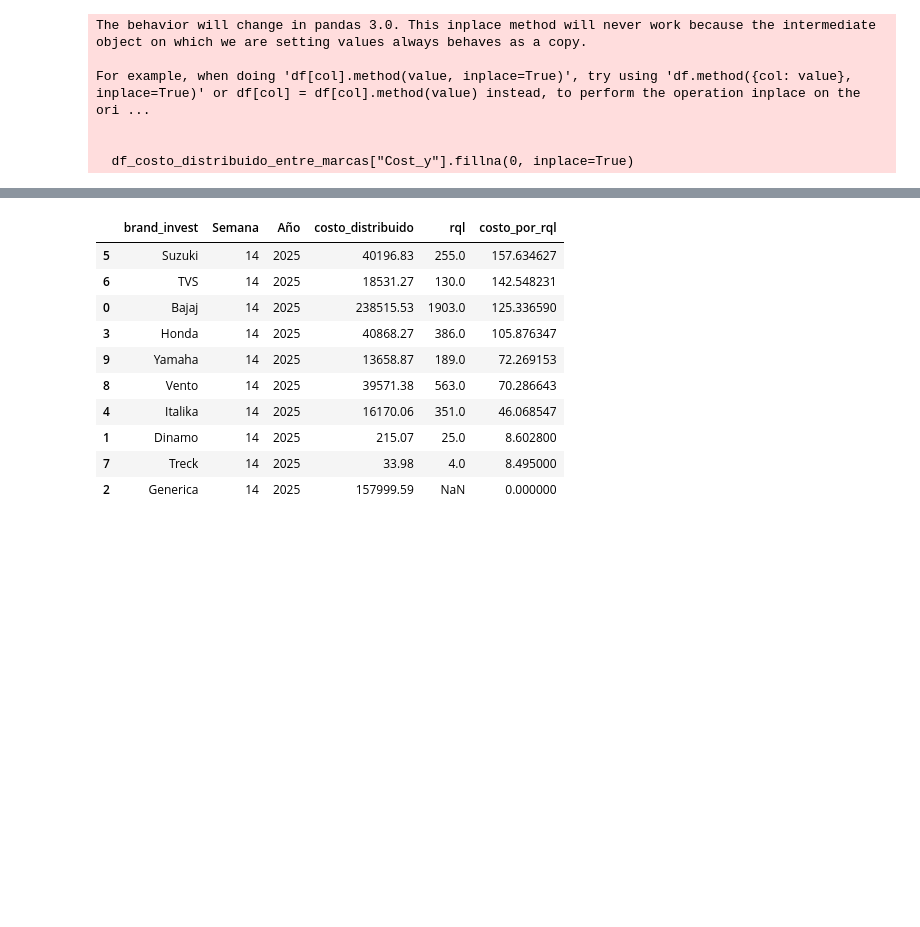
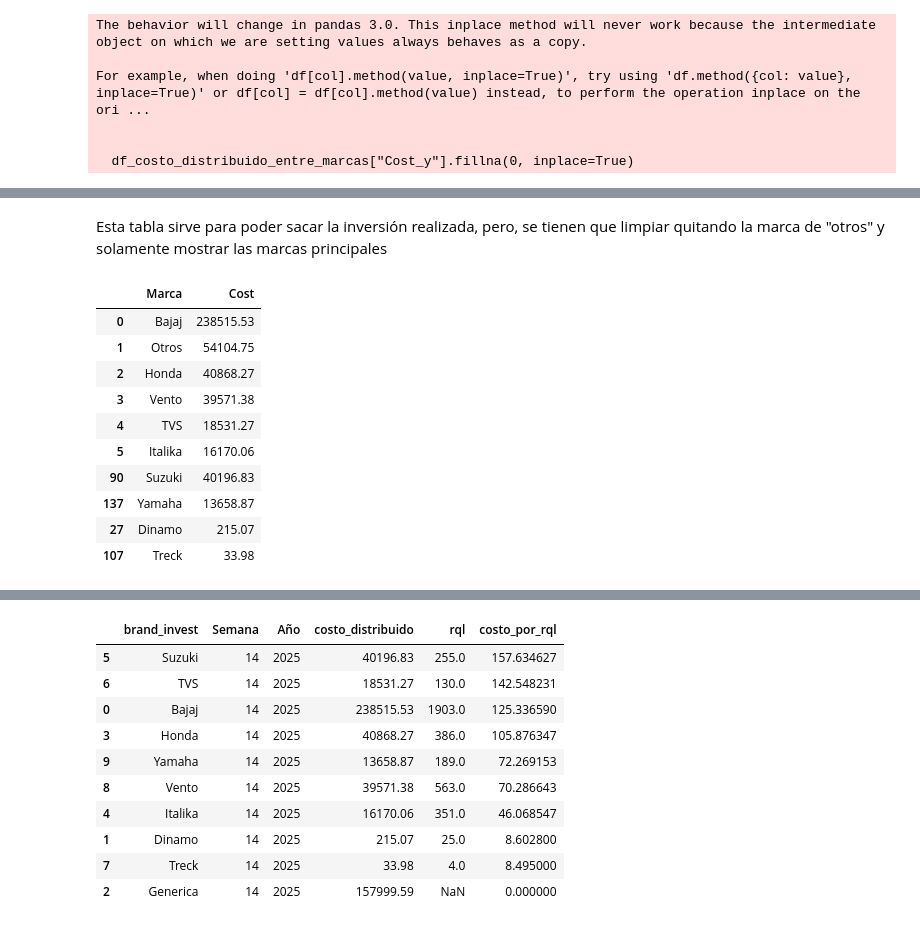
Before and after one commit to jeantp-galgo/calculate_rqls_invest_from_ads, a Jupyter notebook: plataforms/calculate_invest_from_plataforms.ipynb, the cells around one changed output, grey strips where cells are left out. Cells and saved outputs as stored; diff of their text form; code cells hidden in the pictures; blank space fills up the shorter version.

Commit message:
update: se agregan funciones de apoyo para crear tabla principal

```diff
--- a/plataforms/calculate_invest_from_plataforms.ipynb
+++ b/plataforms/calculate_invest_from_plataforms.ipynb
@@ -348,0 +339,7 @@ For example, when doing 'df[col].method(value, inplace=True)', try using 'df.met
+# %%
+costo_distribuido = df_distribute_invest_copy[["brand_categoria","distribute_cost", "total_cost"]]
+costo_distribuido = costo_distribuido.iloc[:-1]
+inversion_total = costo_distribuido["total_cost"].sum()
+display(costo_distribuido)
+print(f"Inversión total: {inversion_total:.0f}")
+print(f"Inversión total de la genérica: {generic_invest}")
@@ -348,0 +356,8 @@ For example, when doing 'df[col].method(value, inplace=True)', try using 'df.met
+# %%
+invest_total_copy = invest_total_week.copy()
+# Obtener las marcas que están en total_entre_marcas
+marcas_a_excluir = total_entre_marcas["brand_categoria"].tolist()
+# Filtrar el dataframe para excluir esas marcas
+invest_total_copy = invest_total_copy[~invest_total_copy["Marca"].isin(marcas_a_excluir)]
+invest_total_copy = invest_total_copy[invest_total_copy["Marca"] != "Generica"]
+invest_total_copy = invest_total_copy.drop(columns = ["Semana", "Año"])
@@ -348,0 +374,24 @@ For example, when doing 'df[col].method(value, inplace=True)', try using 'df.met
+# %%
+# Se elimina la columna de distribute_cost para sacar la tabla de Distribución PLP Desktop
+costo_distribuido_copy = costo_distribuido.drop(columns = ["distribute_cost"])
+# Se renombra para poder juntarlo con la tabla de las marcas que no tienen costos distribuidos
+costo_distribuido_copy = costo_distribuido_copy.rename(columns={"brand_categoria": "Marca", "total_cost": "Cost"})
+# %%
+# Se concatenan junto con los costos distribuidos
+tabla_inversion = pd.concat([costo_distribuido_copy, invest_total_copy])
+# %% [markdown]
+Esta tabla sirve para poder sacar la inversión realizada, pero, se tienen que limpiar quitando la marca de "otros" y solamente mostrar las marcas principales
+# %%
+tabla_inversion
+# %% [output]
+|  | Marca | Cost |
+| 0 | Bajaj | 238515.53 |
+| 1 | Otros | 54104.75 |
+| 2 | Honda | 40868.27 |
+| 3 | Vento | 39571.38 |
+| 4 | TVS | 18531.27 |
+| 5 | Italika | 16170.06 |
+| 90 | Suzuki | 40196.83 |
+| 137 | Yamaha | 13658.87 |
+| 27 | Dinamo | 215.07 |
+| 107 | Treck | 33.98 |
```
Also changed, not shown: parts of 24 cells of this notebook.
